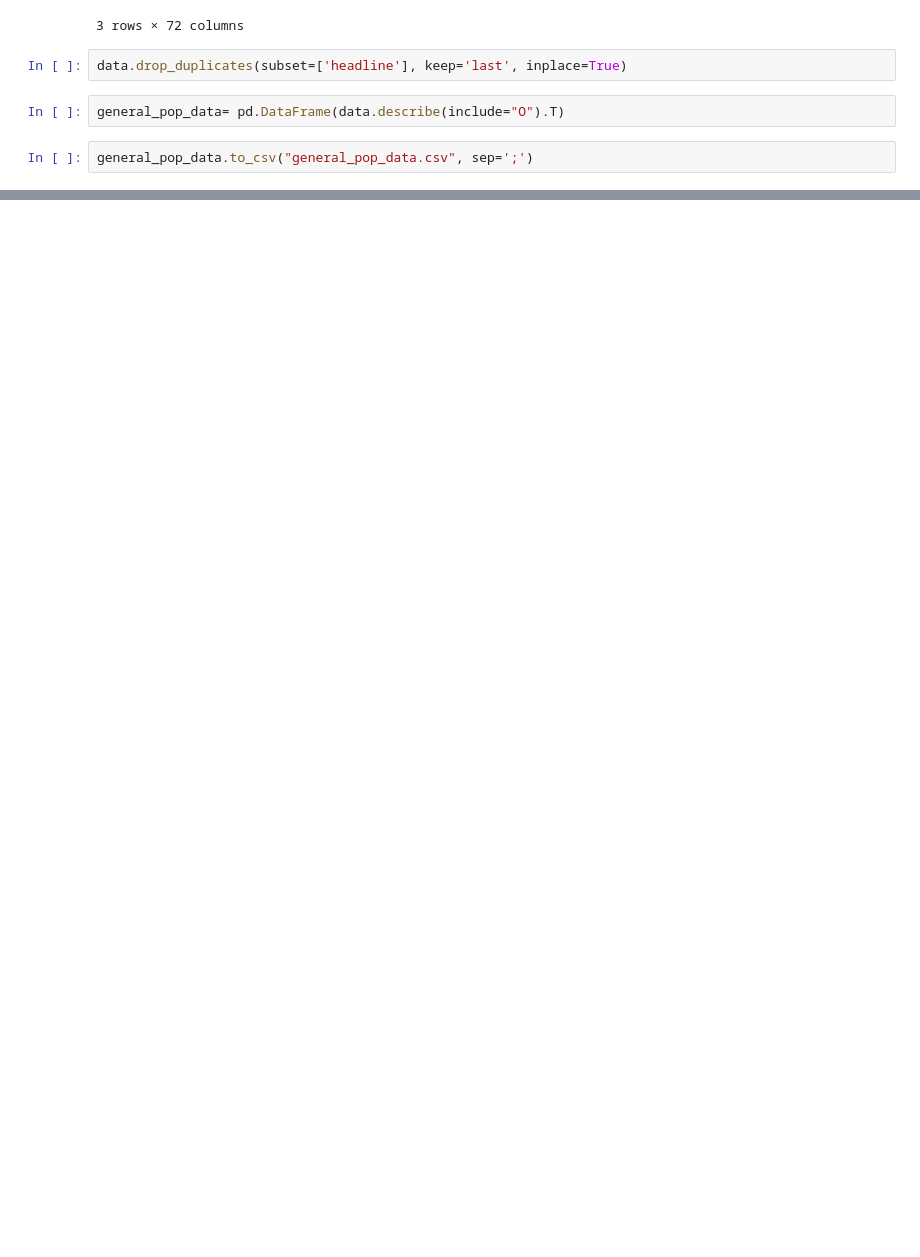
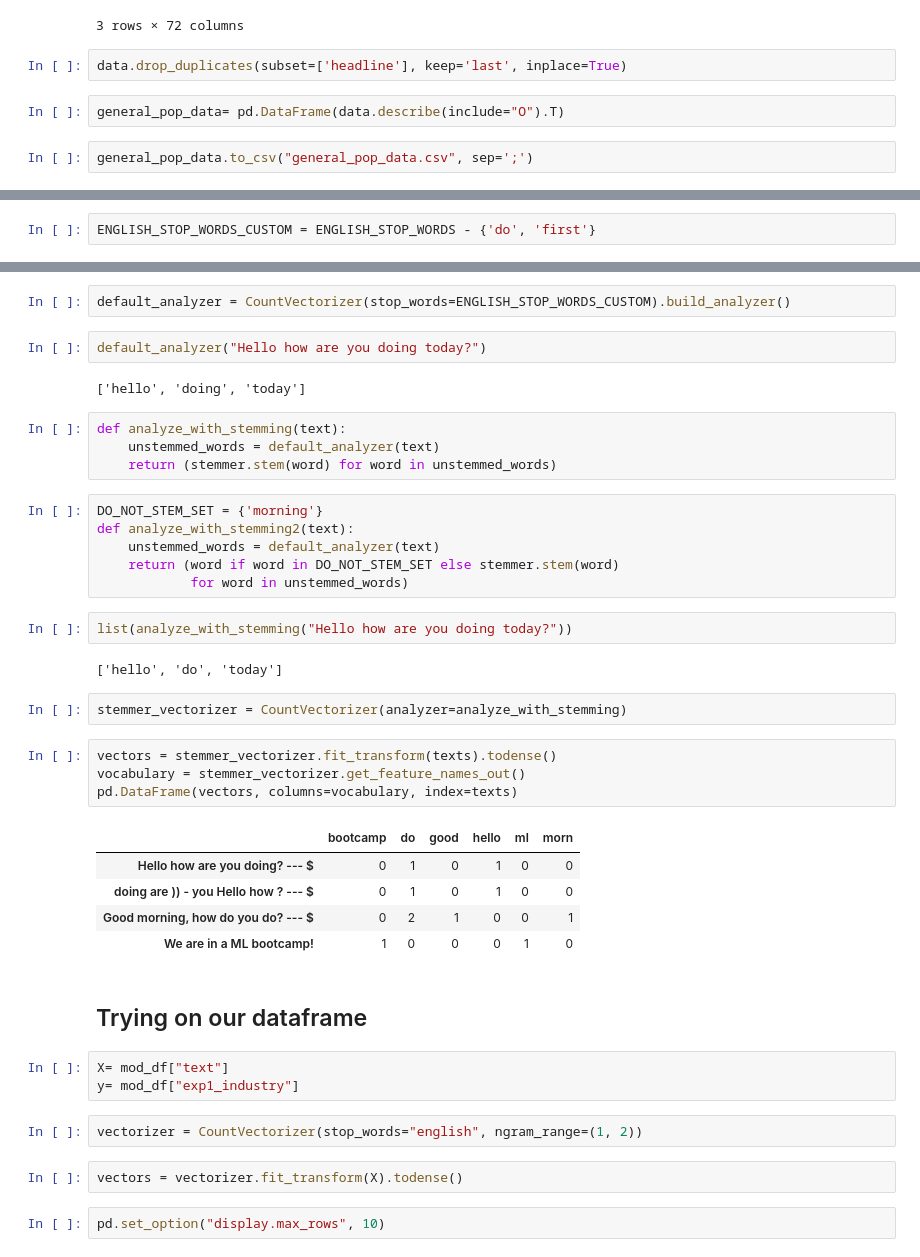
Before and after one commit to tatdef/IH_final_project, a Jupyter notebook: modeling/making_database.ipynb, the cells around one changed output, grey strips where cells are left out. Cells and saved outputs as stored; diff of their text form; blank space fills up the shorter version.

```diff
--- a/modeling/making_database.ipynb
+++ b/modeling/making_database.ipynb
@@ -173,0 +352,2 @@ data.head(5).T
+# %%
+ENGLISH_STOP_WORDS_CUSTOM = ENGLISH_STOP_WORDS - {'do', 'first'}
@@ -173,0 +360,43 @@ data.head(5).T
+# %%
+default_analyzer = CountVectorizer(stop_words=ENGLISH_STOP_WORDS_CUSTOM).build_analyzer()
+# %%
+default_analyzer("Hello how are you doing today?")
+# %% [output]
+['hello', 'doing', 'today']
+# %%
+def analyze_with_stemming(text):
+    unstemmed_words = default_analyzer(text)
+    return (stemmer.stem(word) for word in unstemmed_words)
+# %%
+DO_NOT_STEM_SET = {'morning'}
+def analyze_with_stemming2(text):
+    unstemmed_words = default_analyzer(text)
+    return (word if word in DO_NOT_STEM_SET else stemmer.stem(word)
+            for word in unstemmed_words)
+# %%
+list(analyze_with_stemming("Hello how are you doing today?"))
+# %% [output]
+['hello', 'do', 'today']
+# %%
+stemmer_vectorizer = CountVectorizer(analyzer=analyze_with_stemming)
+# %%
+vectors = stemmer_vectorizer.fit_transform(texts).todense()
+vocabulary = stemmer_vectorizer.get_feature_names_out()
+pd.DataFrame(vectors, columns=vocabulary, index=texts)
+# %% [output]
+|  | bootcamp | do | good | hello | ml | morn |
+| Hello how are you doing? --- $ | 0 | 1 | 0 | 1 | 0 | 0 |
+| doing are )) - you Hello how ? --- $ | 0 | 1 | 0 | 1 | 0 | 0 |
+| Good morning, how do you do? --- $ | 0 | 2 | 1 | 0 | 0 | 1 |
+| We are in a ML bootcamp! | 1 | 0 | 0 | 0 | 1 | 0 |
+# %% [markdown]
+## Trying on our dataframe
+# %%
+X= mod_df["text"]
+y= mod_df["exp1_industry"]
+# %%
+vectorizer = CountVectorizer(stop_words="english", ngram_range=(1, 2))
+# %%
+vectors = vectorizer.fit_transform(X).todense()
+# %%
+pd.set_option("display.max_rows", 10)
```
Also changed, not shown: parts of 42 cells of this notebook, 2 other files.
